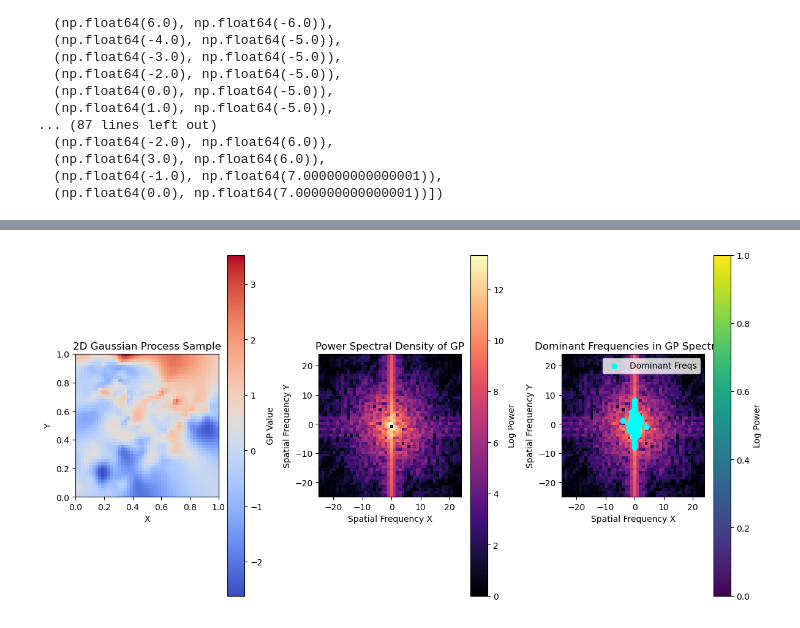
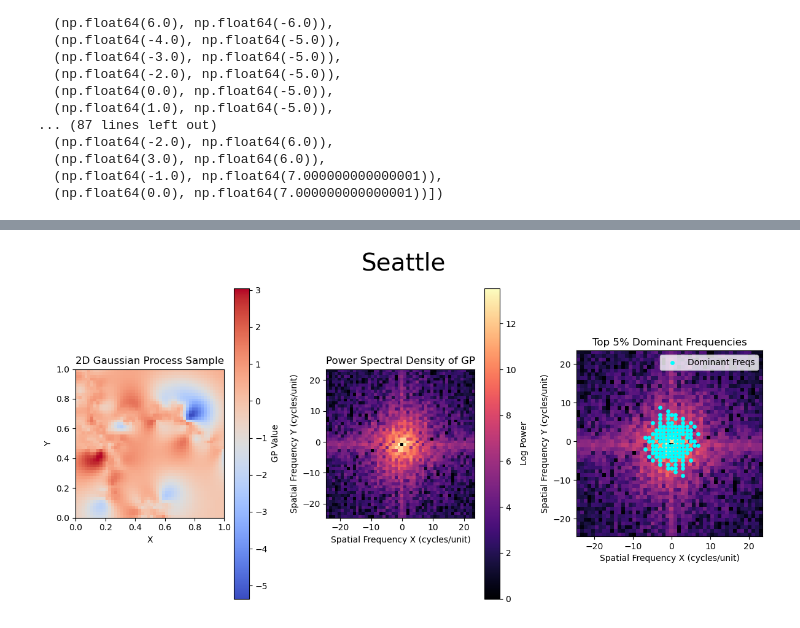
Before and after one commit to edrian-liao/uhi-deep-learning, a Jupyter notebook: notebooks/05_non-stationary_modelling.ipynb, the cells around one changed output, grey strips where cells are left out. Drawn from its saved outputs; the diff is of its cells as text; code cells hidden in the pictures.

```diff
--- a/notebooks/05_non-stationary_modelling.ipynb
+++ b/notebooks/05_non-stationary_modelling.ipynb
@@ -108,7 +116,7 @@ X, y = coordinates, gdf.T_F.to_numpy()
 Train-test split
 # %%
 import numpy as np
-train_indices = np.random.choice(len(X), size=5000, replace=False)
+train_indices = np.random.choice(len(X), size=10000, replace=False)
 
 # Get the remaining indices for testing
 remaining_indices = np.setdiff1d(np.arange(len(X)), train_indices)
@@ -281,0 +332,11 @@ contour = plt.scatter(points[:, 0], points[:, 1], c=y_pred_ns, cmap="coolwarm")
+# %%
+from scipy.signal import detrend
+
+z_detrended = detrend(y_pred_ns, type='linear')
+
+fig, ax = plt.subplots(1,2, figsize = (8,5))
+fig.suptitle('Samples from Non-stationary GP', fontsize=18)
+ax[0].scatter(points[:, 0], points[:, 1], c=y_pred_ns, cmap="coolwarm")
+ax[0].set_title('Original')
+ax[1].scatter(points[:, 0], points[:, 1], c=z_detrended, cmap="coolwarm")
+ax[1].set_title('Detrended')
@@ -852,8 +942,8 @@ dominant_freq_x, dominant_freq_y, dominant_frequencies
 # %%
 # Standardize the labels
-y_mean = y_pred_ns.mean()
-y_std = y_pred_ns.std()
+mean = z_detrended.mean()
+std = z_detrended.std()
 
-y_pred_ns_norm = (y_pred_ns - y_mean) / (y_std)
+y_pred_ns_norm = (z_detrended - mean) / (std)
 y_pred_ns_norm
 # %% [output]
@@ -870,54 +960,71 @@ plt.imshow(gp_sample, cmap='coolwarm')
 # Compute 2D Fourier Transform and PSD
 fft_gp = np.fft.fft2(gp_sample)
 psd_gp = np.abs(np.fft.fftshift(fft_gp))**2  # Shifted Power Spectral Density
 
-# Compute frequency axes
-fx = np.fft.fftshift(np.fft.fftfreq(50)) * 50
-fy = np.fft.fftshift(np.fft.fftfreq(50)) * 50
+# Compute frequency axes (correct spacing!)
+N = gp_sample.shape[0]  # assume square grid
+dx = 1 / (N - 1)
+fx = np.fft.fftshift(np.fft.fftfreq(N, d=dx))
+fy = np.fft.fftshift(np.fft.fftfreq(N, d=dx))
 
-# Find peak frequencies in the 2D PSD
+# Find peak frequency in the PSD
 peak_idx = np.unravel_index(np.argmax(psd_gp), psd_gp.shape)
-dominant_freq_x = fx[peak_idx[1]]
-dominant_freq_y = fy[peak_idx[0]]
+dominant_freq_x = fx[peak_idx[1]]  # column → x
+dominant_freq_y = fy[peak_idx[0]]  # row → y
 
-# Find multiple peaks using a threshold (e.g., top 5%)
-threshold = 0.05 * np.max(psd_gp)
-peak_indices = np.argwhere(psd_gp > threshold)
-dominant_frequencies = [(fx[j], fy[i]) for i, j in peak_indices]
+# Flatten PSD and compute threshold for top 5%
+flattened_psd = psd_gp.flatten()
+threshold = np.percentile(flattened_psd, 95)
 
-# Plot results
+# Get indices of PSD values above the threshold
+indices = np.argwhere(psd_gp >= threshold)
+
+# Get corresponding frequencies
+dominant_frequencies = []
+for i, j in indices:
+    freq_x = fx[j]  # j = column = fx
+    freq_y = fy[i]  # i = row = fy
+    dominant_frequencies.append((freq_x, freq_y))
+
+# --- Plotting ---
 plt.figure(figsize=(12, 6))
+plt.suptitle(f'{city}', fontsize=28)
 
-# Plot the GP sample
+# GP Sample
 plt.subplot(1, 3, 1)
 plt.imshow(gp_sample, cmap="coolwarm", extent=[0, 1, 0, 1])
 plt.title("2D Gaussian Process Sample")
 plt.xlabel("X")
 plt.ylabel("Y")
 plt.colorbar(label="GP Value")
 
-# Plot the PSD
+# PSD
 plt.subplot(1, 3, 2)
 plt.imshow(np.log1p(psd_gp), cmap="magma", extent=[fx.min(), fx.max(), fy.min(), fy.max()])
 plt.title("Power Spectral Density of GP")
-plt.xlabel("Spatial Frequency X")
-plt.ylabel("Spatial Frequency Y")
+plt.xlabel("Spatial Frequency X (cycles/unit)")
+plt.ylabel("Spatial Frequency Y (cycles/unit)")
 plt.colorbar(label="Log Power")
 
-# Mark dominant frequencies
+# Dominant Frequencies Overlay
 plt.subplot(1, 3, 3)
 plt.imshow(np.log1p(psd_gp), cmap="magma", extent=[fx.min(), fx.max(), fy.min(), fy.max()])
-plt.scatter([f[0] for f in dominant_frequencies], [f[1] for f in dominant_frequencies], color='cyan', label="Dominant Freqs")
-plt.title("Dominant Frequencies in GP Spectrum")
-plt.xlabel("Spatial Frequency X")
-plt.ylabel("Spatial Frequency Y")
+plt.scatter(
+    [f[0] for f in dominant_frequencies],
+    [f[1] for f in dominant_frequencies],
+    color='cyan', s=15, label="Dominant Freqs"
+)
+plt.title("Top 5% Dominant Frequencies")
+plt.xlabel("Spatial Frequency X (cycles/unit)")
+plt.ylabel("Spatial Frequency Y (cycles/unit)")
 plt.legend()
-plt.colorbar(label="Log Power")
 
 plt.tight_layout()
 plt.show()
 
-# Display dominant frequency results
-dominant_freq_x, dominant_freq_y, dominant_frequencies
+# Display results
+print(f"Peak frequency: fx = {dominant_freq_x:.3f}, fy = {dominant_freq_y:.3f}")
+print("Sample of top dominant frequencies (fx, fy):")
+print(dominant_frequencies[:10])  # show just a few
 # %% [output]
-[figure, old version]
+[figure, new version]
```
Also changed, not shown: parts of 38 cells of this notebook, 2 other files.
